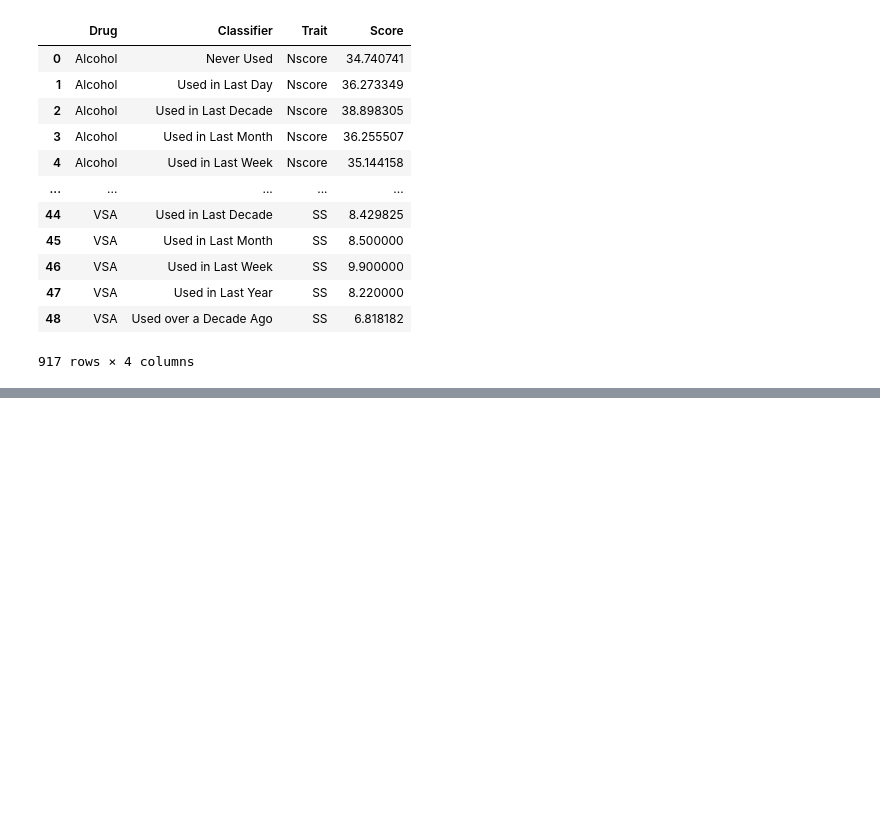
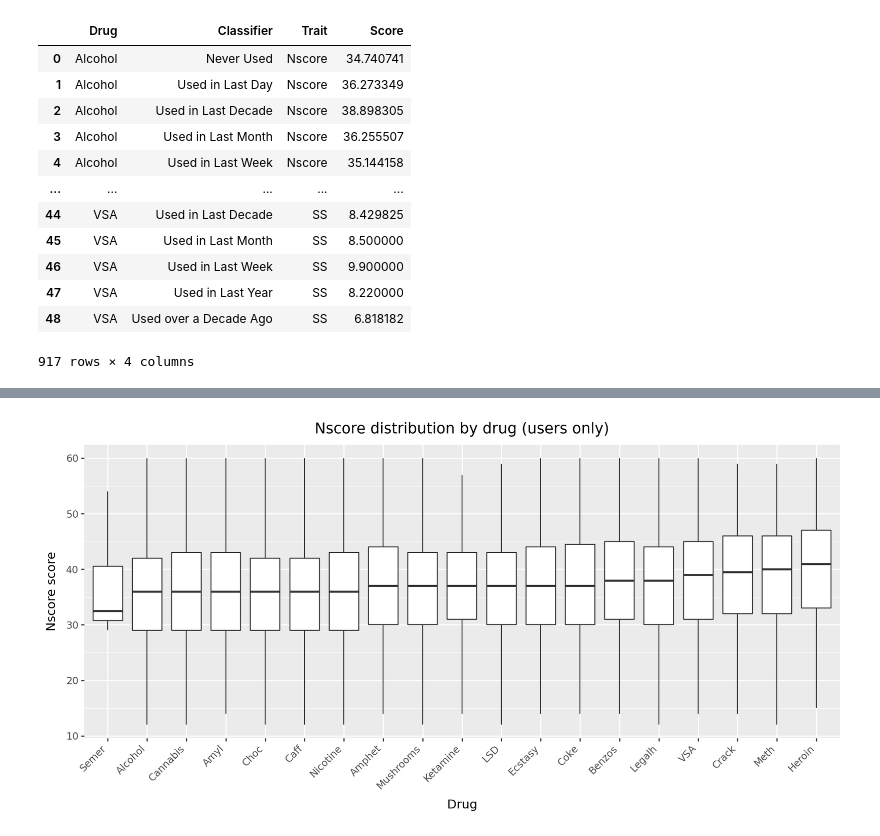
Before and after one commit to RichardMJaks/drug-use-analysis, a Jupyter notebook: main.ipynb, the cells around one changed output, grey strips where cells are left out. Drawn from its saved outputs; the diff is of its cells as text; code cells hidden in the pictures; blank space fills up the shorter version.

```diff
--- a/main.ipynb
+++ b/main.ipynb
@@ -14,6 +14,7 @@ import data_reading
 Read in the data
 # %%
 data = data_reading.read_data("data/drug_consumption.csv")
+dataOG = data.copy()
 human_readable_data = data_reading.convert_data(data)
 human_readable_data = data_reading.convert_drug_usage_classifiers(human_readable_data)
 human_readable_data
@@ -228,0 +304,41 @@ grouped_usage
+# %%
+def plot_trait_boxplot(trait_long: pd.DataFrame, trait: str, users_only: bool = True):
+    """
+    Boxplot of a given personality trait by Drug.
+
+    trait_long: output of make_trait_long
+    trait: e.g. "Nscore", "Escore", "Impulsive", "SS"
+    users_only: if True, exclude 'Never Used' rows
+    """
+    df = trait_long[trait_long["Trait"] == trait].copy()
+
+    if users_only:
+        df = df[df["Classifier"] != "Never Used"]
+
+    # Order drugs by median trait score
+    order = (
+        df.groupby("Drug")["Score"]
+        .median()
+        .sort_values()
+        .index
+    )
+    df["Drug"] = pd.Categorical(df["Drug"], categories=order, ordered=True)
+
+    p = (
+        pn.ggplot(df, pn.aes("Drug", "Score"))
+        + pn.geom_boxplot()
+        + pn.labs(
+            title=f"{trait} distribution by drug ({'users only' if users_only else 'all respondents'})",
+            x="Drug",
+            y=f"{trait} score",
+        )
+        + pn.theme(
+            figure_size=(10, 5),
+            axis_text_x=pn.element_text(rotation=45, hjust=1),
+        )
+    )
+    return p
+# %%
+plot_trait_boxplot(trait_long, "Nscore", users_only=True)
+# %% [output]
+[figure, added]
```
Also changed, not shown: parts of 13 cells of this notebook, 1 other file.
